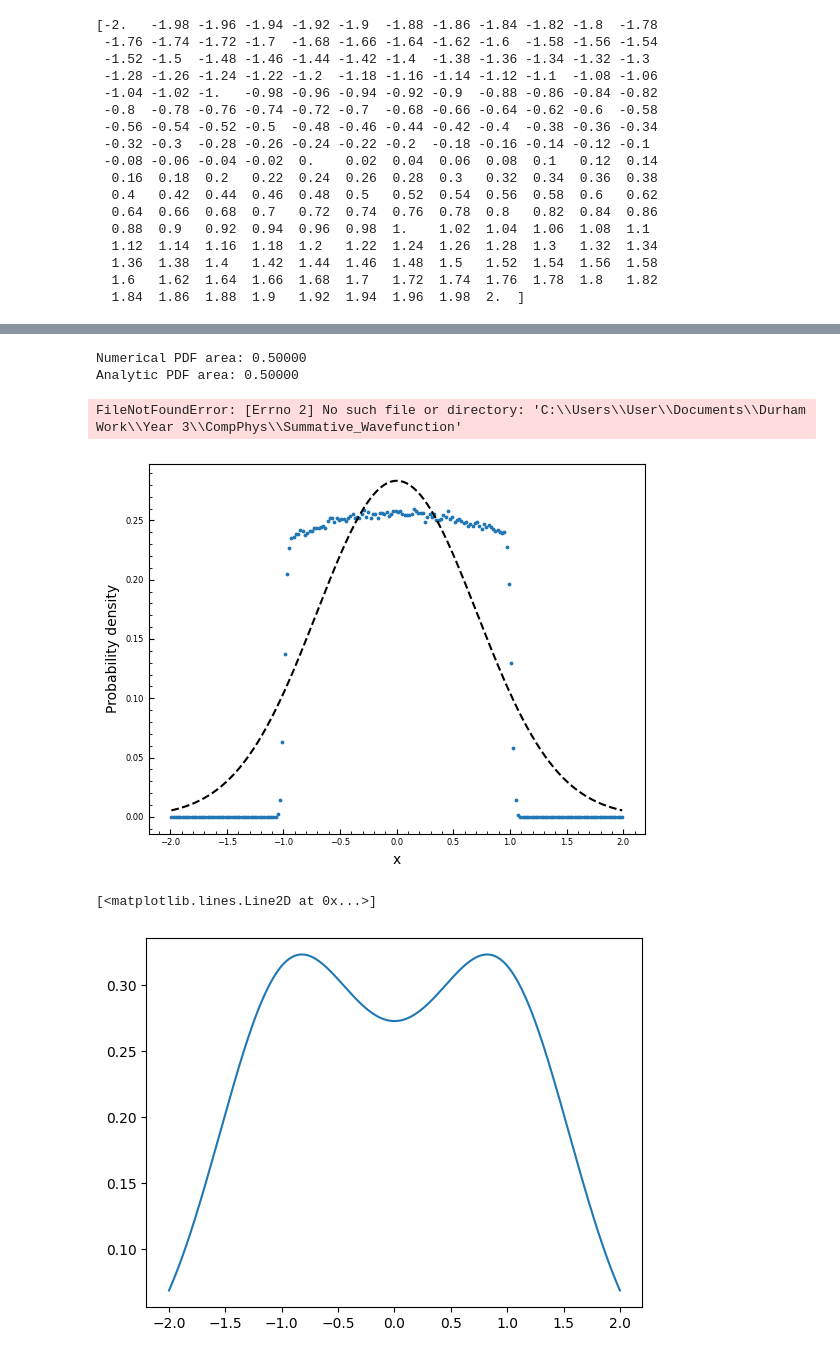
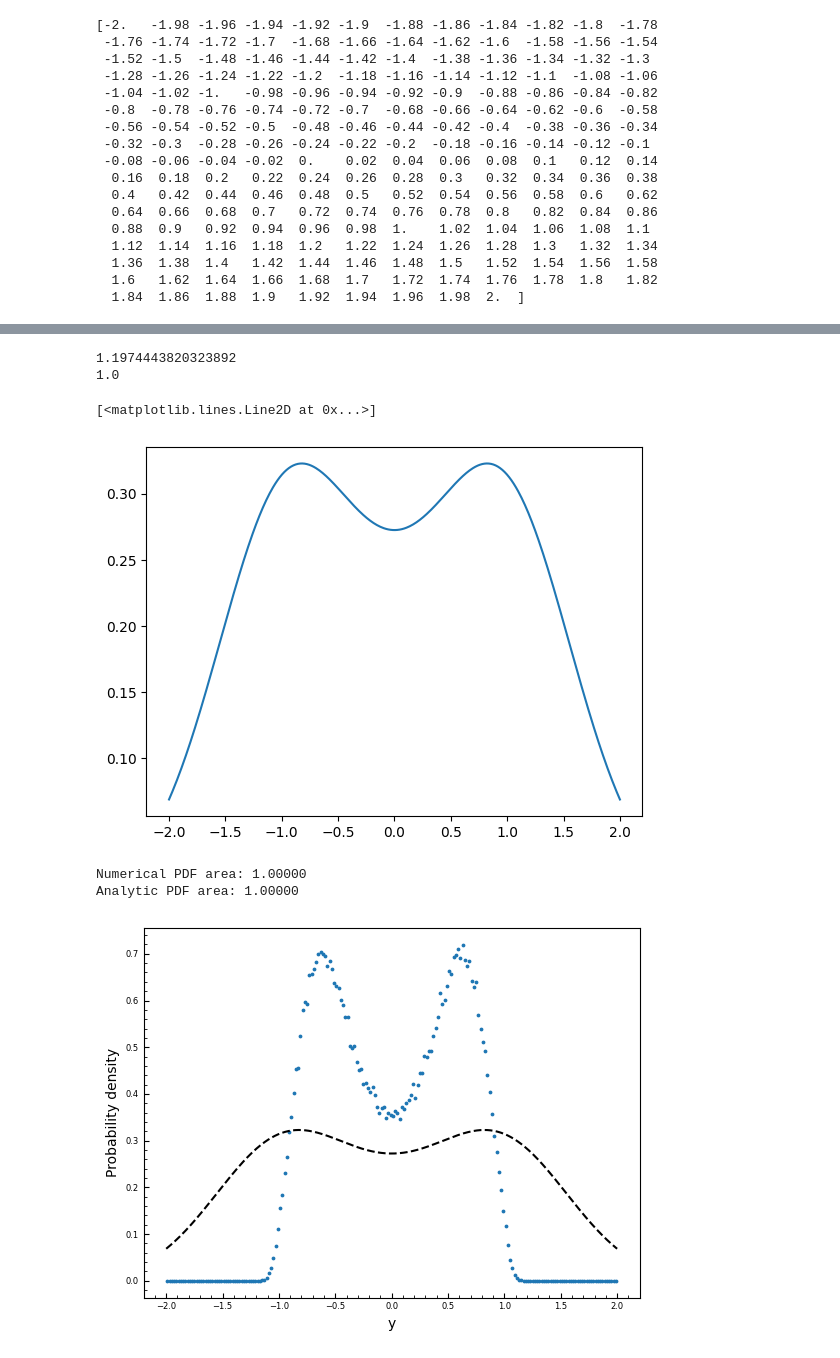
Before and after one commit to Sebastian426/Sebastian_Sloan_Computational_Physics, a Jupyter notebook: Extension for the Summative Report.ipynb, the cells around one changed output, grey strips where cells are left out. Saved outputs shown, nothing was run; the diff lists cells and outputs as text; code cells hidden in the pictures.

```diff
--- a/Extension for the Summative Report.ipynb
+++ b/Extension for the Summative Report.ipynb
@@ -84,11 +80,7 @@ def x_potential(x):
     return 0.5*x**2
 
 def y_potential(y):
-    # return 0.25*(y**2-1)**2
-    if np.abs(y)<1:
-        return 0
-    if np.abs(y)>1:
-        return 1e26
+    return 0.25*(y**2-1)**2
 # %%
 # Generating Paths and calculating weight of each path for x
 paths_x = []
@@ -180,7 +174,8 @@ for yN in y_endpoints:
         w = np.exp(-S)
         paths_y.append(p)
         weights_y.append(w)
-        y_end.append(yN)
+        y_end.append(p[len(p)//2])
+
 
 paths_y = np.array(paths_y)
 weights_y = np.array(weights_y)
@@ -196,7 +191,7 @@ pdf_unnormalised_y, bin_edges_y = np.histogram(y_end, bins=y_bins, weights=weigh
 y_centres = 0.5 * (bin_edges_y[1:] + bin_edges_y[:-1])
 dy = np.diff(y_bins)[0]
 
-# normalize to integrate to 0.5 (since we only use x > 0)
+
 area = np.sum(pdf_unnormalised_y * dy)
-pdf_y = pdf_unnormalised_y / (2 * area)
+pdf_y = pdf_unnormalised_y / (area)
 # %% [output]
@@ -222,30 +217,6 @@ pdf_y = pdf_unnormalised_y / (2 * area)
-# %%
-# --- Check areas ---
-print(f"Numerical PDF area: {np.sum(pdf_y * dx):.5f}")
-print(f"Analytic PDF area: {np.sum(phi_sq_analytic * dx):.5f}")
-save_path = r"C:\Users\User\Documents\Durham Work\Year 3\CompPhys\Summative_Wavefunction"
-
-plt.figure(1)
-plt.scatter(y_centres, pdf_y, label='Path integral estimate', s=3)
-plt.plot(y_centres, phi_sq_analytic, 'k--', label=r'Analytic $|\phi_0(x)|^2$')
-plt.xlabel('x')
-plt.ylabel('Probability density')
-
-plt.minorticks_on()
-plt.tick_params(axis = 'both',which = 'major', direction = 'in')
-plt.tick_params(axis = 'both',which = 'minor', direction = 'in')
-plt.tick_params(which = 'major', labelsize = 6)
-plt.tick_params(which = 'minor', labelsize = 3)
-
-plt.savefig(save_path, bbox_inches='tight', format='svg')
-plt.show()
-# %% [output]
-Numerical PDF area: 0.50000
-Analytic PDF area: 0.50000
-FileNotFoundError: [Errno 2] No such file or directory: 'C:\\Users\\User\\Documents\\Durham Work\\Year 3\\CompPhys\\Summative_Wavefunction'
-[figure, removed]
 # %%
 vary = np.linspace(-2, 2, 400)
+dv = np.diff(vary)[0]
 omega = np.sqrt(2)  # harmonic approximation near minima
 # Gaussian around each well
 psi_left = (omega/np.pi)**0.25 * np.exp(-0.5*omega*(vary+1)**2)
@@ -253,11 +224,43 @@ psi_right = (omega/np.pi)**0.25 * np.exp(-0.5*omega*(vary-1)**2)
 # Symmetric ground state
 psi0 = (psi_left + psi_right)/np.sqrt(2)
 pdf_vary = np.abs(psi0)**2
-pdf_vary /= np.trapz(pdf_vary, vary)  # normalize
-
+area = np.sum(pdf_vary * dv)
+print(area)
+pdf_vary = pdf_vary/(area)  # normalize
+print(np.sum(pdf_vary * dv))
 plt.plot(vary, pdf_vary)
 # %% [output]
-[<matplotlib.lines.Line2D at 0x...>]
+1.1974443820323892
+1.0
+[<matplotlib.lines.Line2D at 0x...>]
 [figure]
+# %%
+# --- Check areas ---
+summative_wavefunction_laptop = r"C:\Users\sebas\Documents\Durham Work\Year 3\Comp Phys\Summative_Wavefunction.svg"
+# summative_wavefunction_pc =
+
+save_path_swf = summative_wavefunction_laptop
+
+print(f"Numerical PDF area: {np.sum(pdf_y * dy):.5f}")
+print(f"Analytic PDF area: {np.sum(pdf_vary * dv):.5f}")
+
+plt.figure(1)
+plt.scatter(y_centres, pdf_y, label='Path integral estimate', s=3)
+plt.plot(vary, pdf_vary, 'k--', label=r'Analytic $|\phi_0(x)|^2$')
+plt.xlabel('y')
+plt.ylabel('Probability density')
+
+plt.minorticks_on()
+plt.tick_params(axis = 'both',which = 'major', direction = 'in')
+plt.tick_params(axis = 'both',which = 'minor', direction = 'in')
+plt.tick_params(which = 'major', labelsize = 6)
+plt.tick_params(which = 'minor', labelsize = 3)
+
+plt.savefig(save_path_swf, bbox_inches='tight', format='svg')
+plt.show()
+# %% [output]
+Numerical PDF area: 1.00000
+Analytic PDF area: 1.00000
+[figure, added]
 # %%
 #Now seeking to produce the 3-D plot for x and y
```
Also changed, not shown: parts of 9 cells of this notebook.
